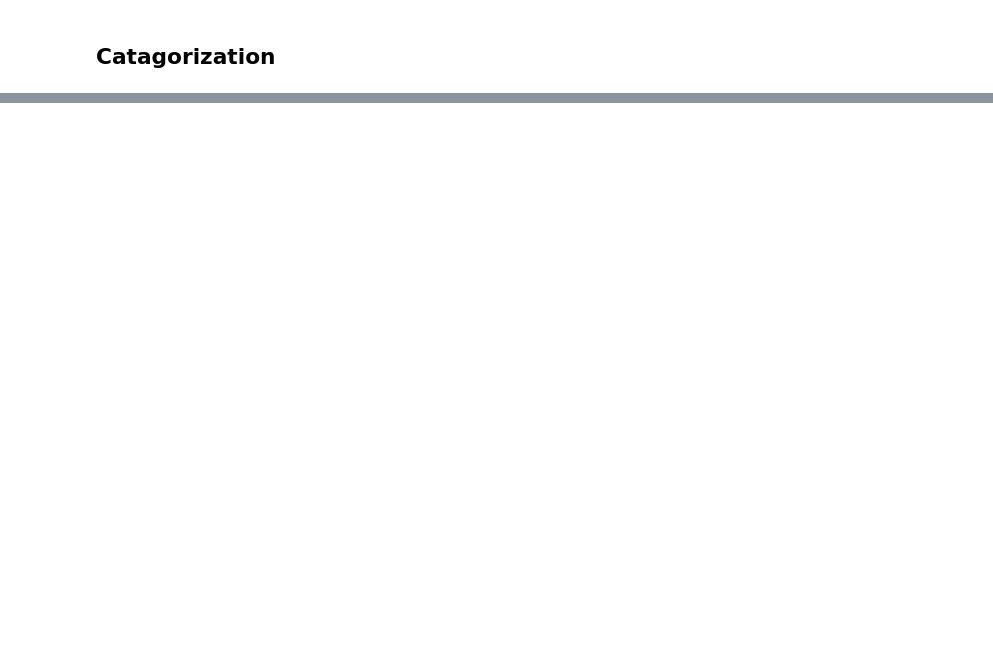
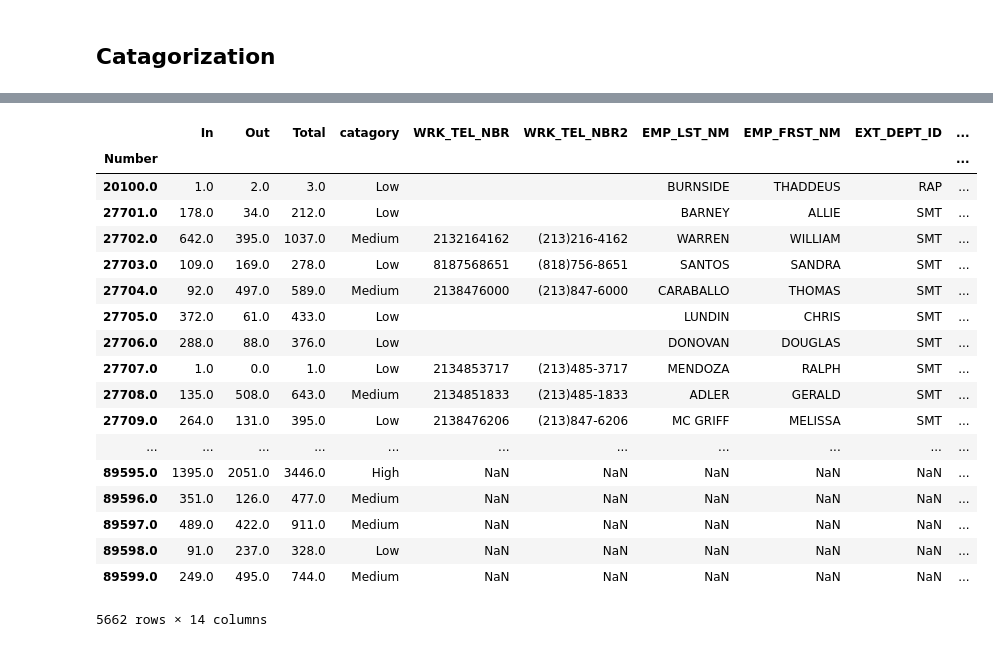
Before and after one commit to CityOfLosAngeles/pbx-analysis, a Jupyter notebook: DataCleaning.ipynb, the cells around one changed output, grey strips where cells are left out. Saved outputs shown, nothing was run; the diff lists cells and outputs as text; code cells hidden in the pictures; blank space fills up the shorter version.

```diff
--- a/DataCleaning.ipynb
+++ b/DataCleaning.ipynb
@@ -160,0 +169,22 @@ show(p1)
+# %%
+merged
+# %% [output]
+|  | In | Out | Total | catagory | WRK_TEL_NBR | WRK_TEL_NBR2 | EMP_LST_NM | EMP_FRST_NM | EXT_DEPT_ID | ... |
+| Number |  |  |  |  |  |  |  |  |  | ... |
+| 20100.0 | 1.0 | 2.0 | 3.0 | Low |  |  | BURNSIDE | THADDEUS | RAP | ... |
+| 27701.0 | 178.0 | 34.0 | 212.0 | Low |  |  | BARNEY | ALLIE | SMT | ... |
+| 27702.0 | 642.0 | 395.0 | 1037.0 | Medium | 2132164162 | (213)216-4162 | WARREN | WILLIAM | SMT | ... |
+| 27703.0 | 109.0 | 169.0 | 278.0 | Low | 8187568651 | (818)756-8651 | SANTOS | SANDRA | SMT | ... |
+| 27704.0 | 92.0 | 497.0 | 589.0 | Medium | 2138476000 | (213)847-6000 | CARABALLO | THOMAS | SMT | ... |
+| 27705.0 | 372.0 | 61.0 | 433.0 | Low |  |  | LUNDIN | CHRIS | SMT | ... |
+| 27706.0 | 288.0 | 88.0 | 376.0 | Low |  |  | DONOVAN | DOUGLAS | SMT | ... |
+| 27707.0 | 1.0 | 0.0 | 1.0 | Low | 2134853717 | (213)485-3717 | MENDOZA | RALPH | SMT | ... |
+| 27708.0 | 135.0 | 508.0 | 643.0 | Medium | 2134851833 | (213)485-1833 | ADLER | GERALD | SMT | ... |
+| 27709.0 | 264.0 | 131.0 | 395.0 | Low | 2138476206 | (213)847-6206 | MC GRIFF | MELISSA | SMT | ... |
+| ... | ... | ... | ... | ... | ... | ... | ... | ... | ... | ... |
+| 89595.0 | 1395.0 | 2051.0 | 3446.0 | High | NaN | NaN | NaN | NaN | NaN | ... |
+| 89596.0 | 351.0 | 126.0 | 477.0 | Medium | NaN | NaN | NaN | NaN | NaN | ... |
+| 89597.0 | 489.0 | 422.0 | 911.0 | Medium | NaN | NaN | NaN | NaN | NaN | ... |
+| 89598.0 | 91.0 | 237.0 | 328.0 | Low | NaN | NaN | NaN | NaN | NaN | ... |
+| 89599.0 | 249.0 | 495.0 | 744.0 | Medium | NaN | NaN | NaN | NaN | NaN | ... |
+5662 rows × 14 columns
```
Also changed, not shown: parts of 14 cells of this notebook.
